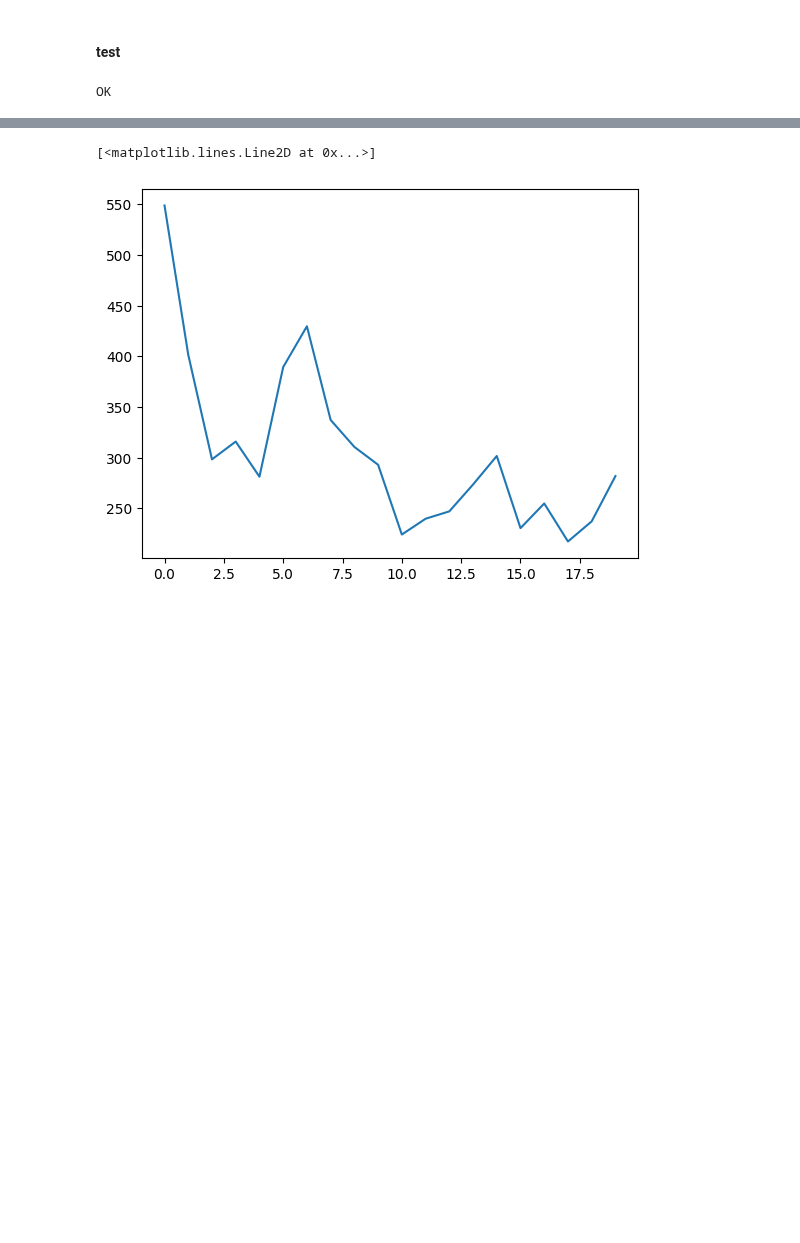
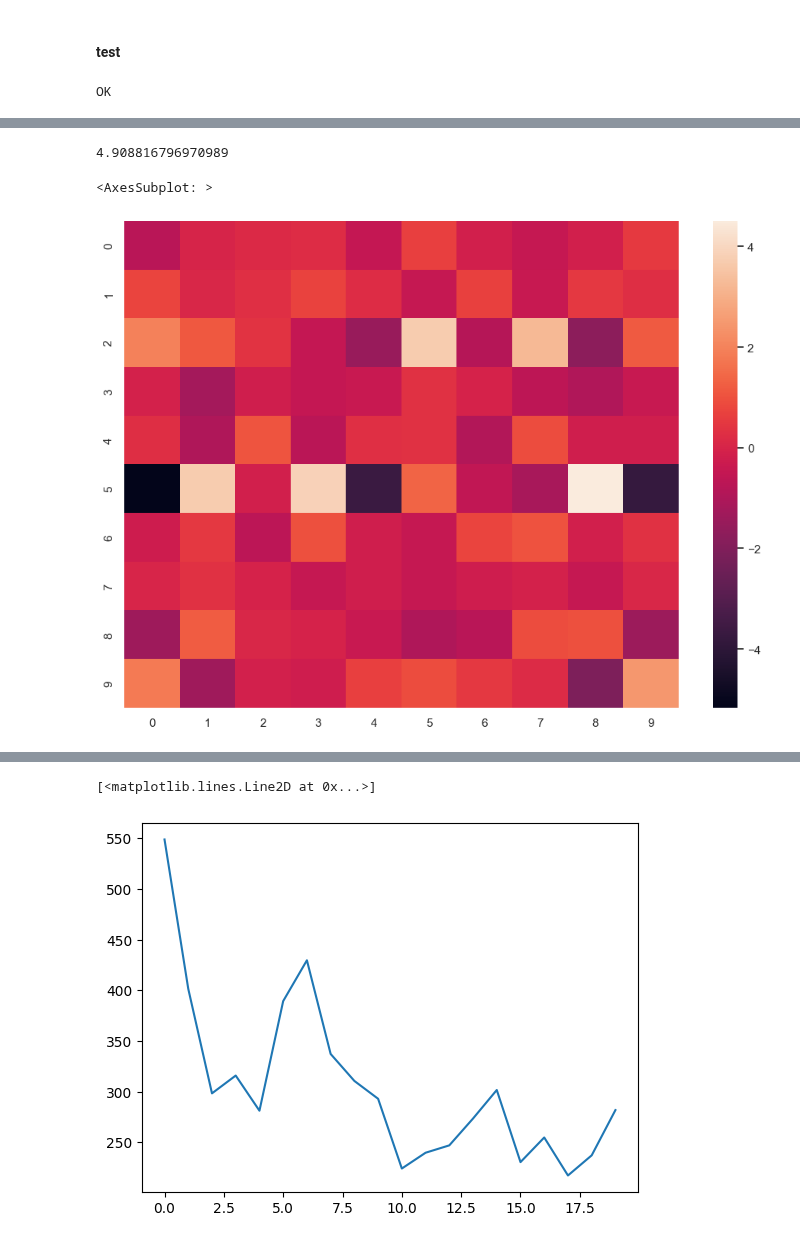
Before and after one commit to IgorZhiltsoff/ml-course, a Jupyter notebook: homeworks/hw3/assgn.ipynb, the cells around one changed output, grey strips where cells are left out. Cells and saved outputs as stored; diff of their text form; code cells hidden in the pictures; blank space fills up the shorter version.

```diff
--- a/homeworks/hw3/assgn.ipynb
+++ b/homeworks/hw3/assgn.ipynb
@@ -27,6 +27,8 @@ from copy import deepcopy
 import json
 
 import matplotlib.pyplot as plt
+import seaborn as sns
+sns.set_theme(rc={'figure.figsize':(11.7,8.27)})
 # __________end of block__________
 # %%
 # do not change the code in the block below
@@ -171,2 +200,11 @@ srnn.visualize_activation("энцефалит")
 # %%
 srnn.visualize_activation( "мой дядя самых честных правил\nэнцефалит", max_length=500)
+# %%
+(srnn.hid2out * srnn.hid2out).sum(axis=1)[srnn.token_to_idx['н']]
+# %% [output]
+4.908816796970989
+# %%
+sns.heatmap(srnn.hid2hid)
+# %% [output]
+<AxesSubplot: >
+[figure, added]
```
Also changed, not shown: parts of 16 cells of this notebook, 16 other files.
